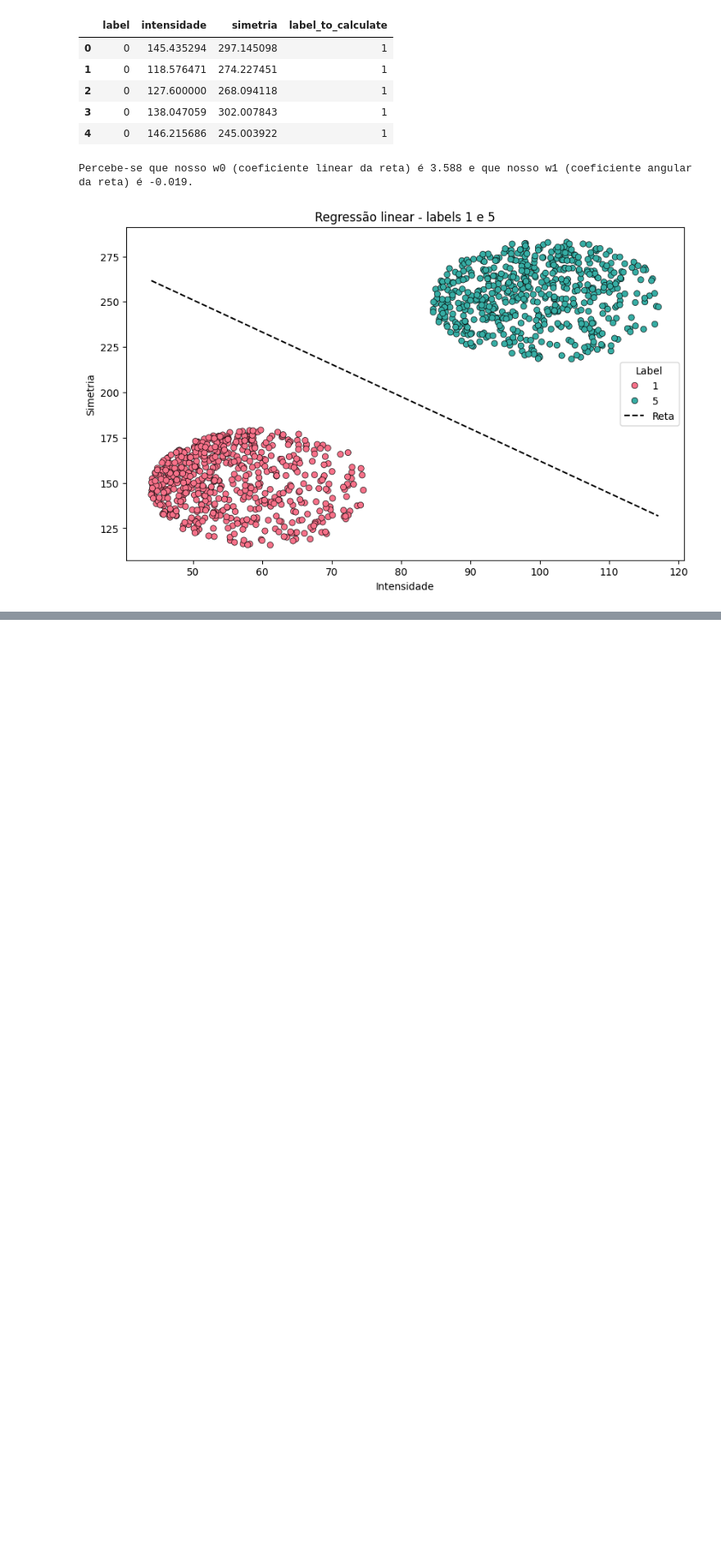
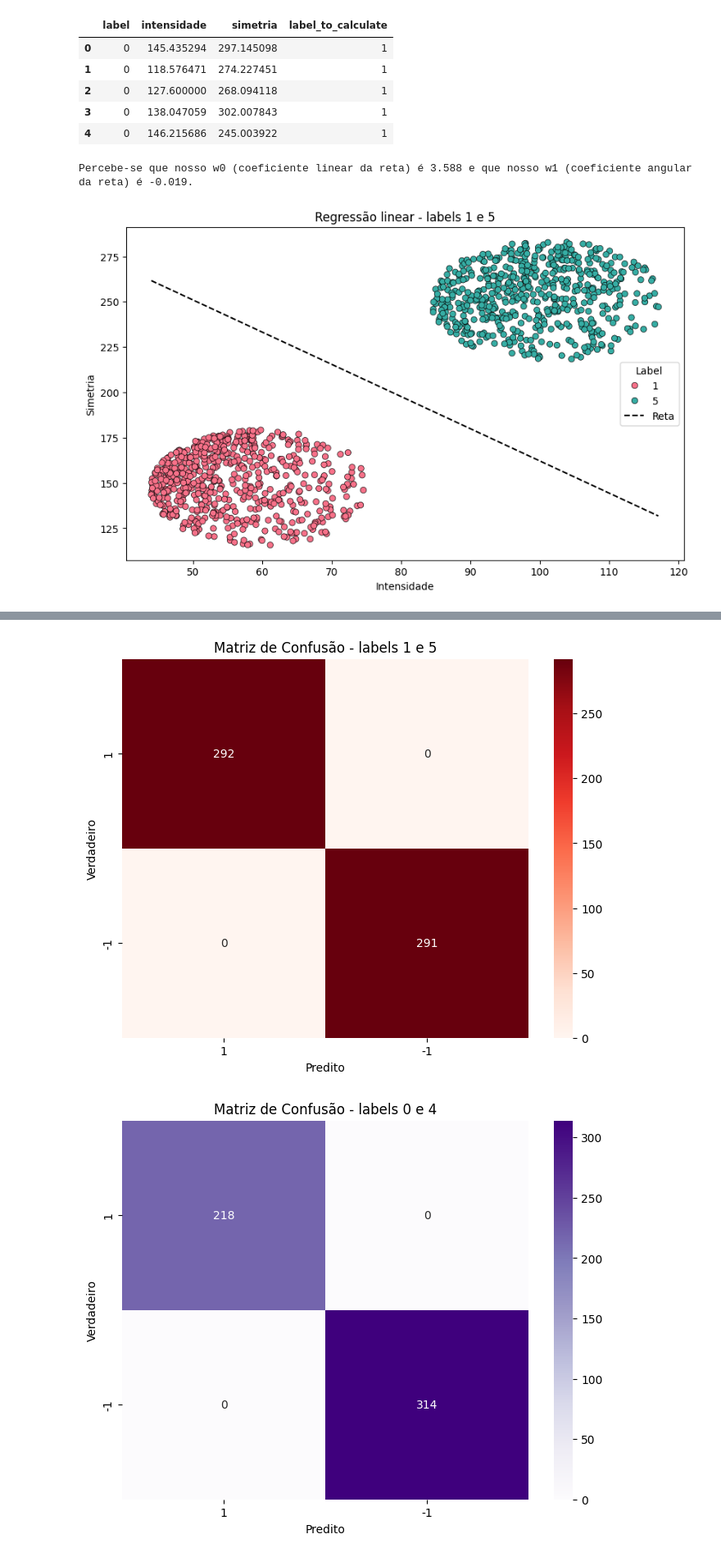
Before and after one commit to Thiagorcj/Projeto_ML, a Jupyter notebook: codes.ipynb, the cells around one changed output, grey strips where cells are left out. Shown at 82% size. Drawn from its saved outputs; the diff is of its cells as text; code cells hidden in the pictures; blank space fills up the shorter version.

```diff
--- a/codes.ipynb
+++ b/codes.ipynb
@@ -240,26 +135,0 @@ plot_intensity_vs_symmetry(df_train,save_path='imagens/grafico_int_simetria.png'
-# %%
-
-def filter_and_transform_df(df, label1, label2):
-    """
-    Filtra um DataFrame para incluir apenas linhas com os labels fornecidos e
-    substitui esses labels por 1 e -1, respectivamente.
-
-    Parâmetros:
-    df (pd.DataFrame): O DataFrame original com as colunas 'label', 'intensidade', 'simetria'.
-    label1 (int): O primeiro label para manter e substituir por 1.
-    label2 (int): O segundo label para manter e substituir por -1.
-
-    Retorna:
-    pd.DataFrame: Um novo DataFrame filtrado e com os labels transformados.
-    """
-    # Filtrar o DataFrame para incluir apenas os labels fornecidos
-    filtered_df = df[df['label'].isin([label1, label2])].copy()
-
-    # Substituir os labels
-    filtered_df['label_to_calculate'] = filtered_df['label'].replace({label1: 1, label2: -1})
-
-    return filtered_df
-
-filtered_df = filter_and_transform_df(df_train, 0, 4)
-filtered_df.head()
-plot_intensity_vs_symmetry(filtered_df )
@@ -328,0 +265,12 @@ plot_intensity_vs_symmetry(filtered_df,weights=ws,title='Regressão linear - lab
+# %%
+from auxiliary_tools import plot_confusion_matrix
+
+plot_confusion_matrix(y,y_,'Reds',[1,-1],[1,5],'imagens/mc_lr_1_5.png')
+plot_confusion_matrix(y1,y_1,'Purples',[1,-1],[0,4],'imagens/mc_lr_0_4.png')
+plot_confusion_matrix(y2,y_2,'Greens',[1,-1],[0,1],'imagens/mc_lr_0_1.png')
+plot_confusion_matrix(y3,y_3,'Oranges',[1,-1],[1,4],'imagens/mc_lr_1_4.png')
+plot_confusion_matrix(y4,y_4,'Blues',[1,-1],[0,5],'imagens/mc_lr_0_5.png')
+plot_confusion_matrix(y5,y_5,'BuPu',[1,-1],[4,5],'imagens/mc_lr_4_5.png')
+# %% [output]
+[figure, added]
+[figure, added]
```
Also changed, not shown: parts of 22 cells of this notebook.
